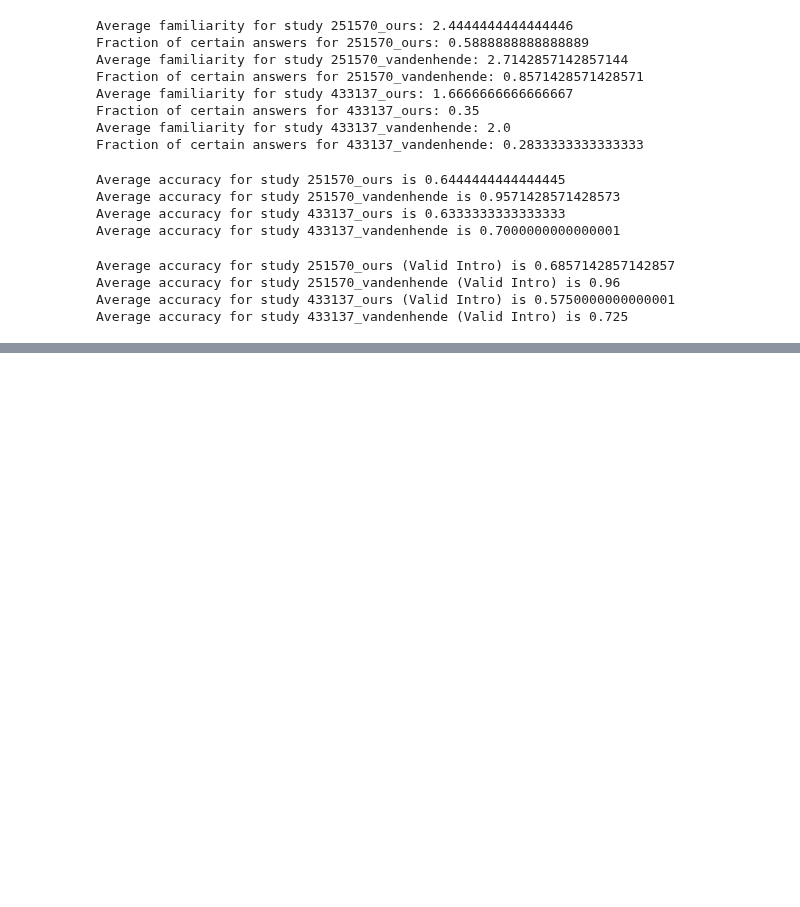
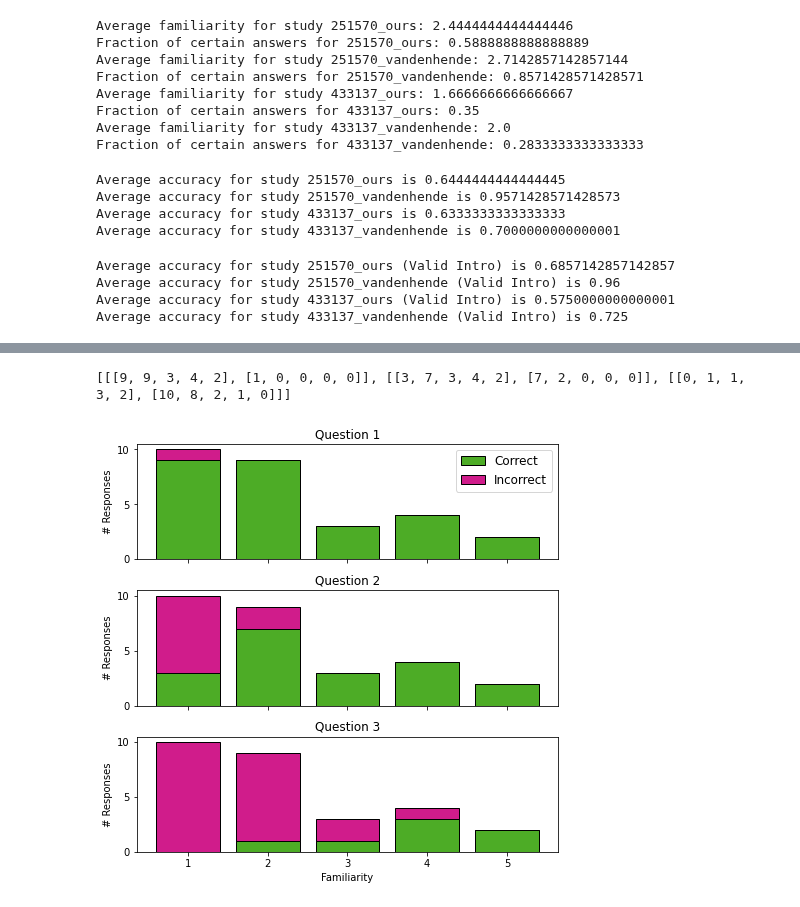
Before and after one commit to florenceboettger/visual-counterfactuals, a Jupyter notebook: study_analysis/study_evaluate.ipynb, the cells around one changed output, grey strips where cells are left out. Cells and saved outputs as stored; diff of their text form; code cells hidden in the pictures; blank space fills up the shorter version.

```diff
--- a/study_analysis/study_evaluate.ipynb
+++ b/study_analysis/study_evaluate.ipynb
@@ -126,0 +127,5 @@ visualize_familiarity_correlation(studies)
+# %%
+visualize_familiarity_correlation_bar(studies)
+# %% [output]
+[[[9, 9, 3, 4, 2], [1, 0, 0, 0, 0]], [[3, 7, 3, 4, 2], [7, 2, 0, 0, 0]], [[0, 1, 1, 3, 2], [10, 8, 2, 1, 0]]]
+[figure, added]
```
Also changed, not shown: parts of 7 cells of this notebook, 39 other files.
